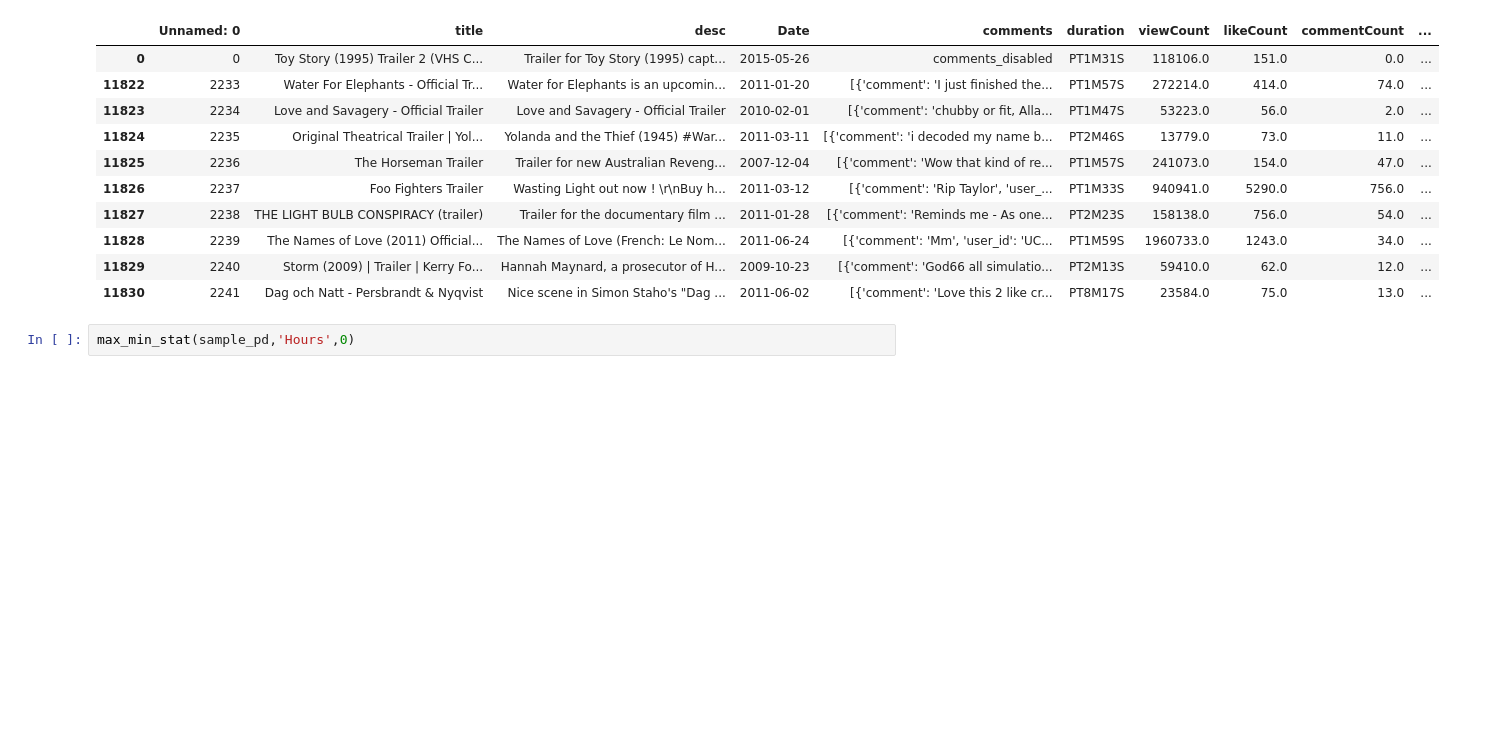
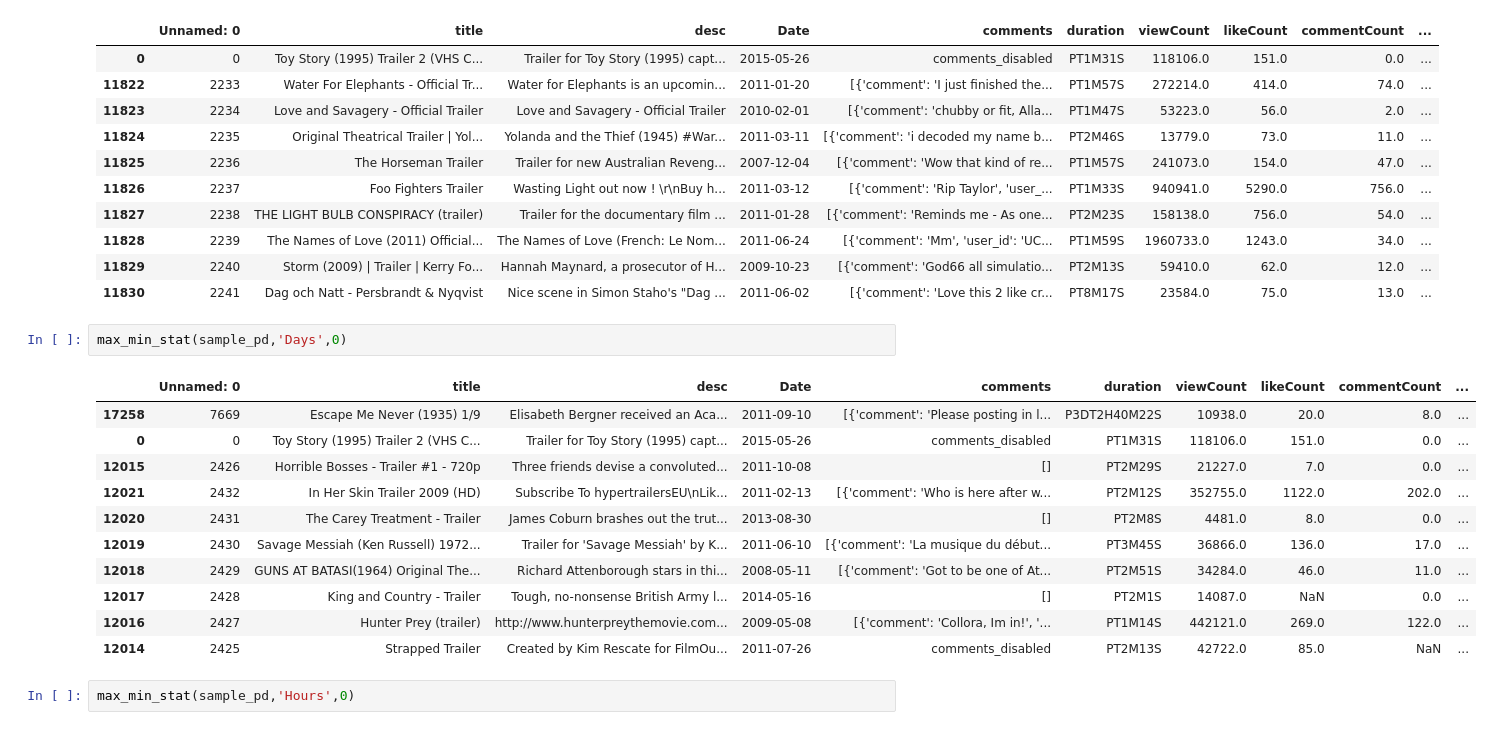
Before and after one commit to svjai/SMA_repo, a Jupyter notebook: trail1_assignment_usingapi_GCP_jay_main_repo.ipynb, the cells around one changed output. Cells and saved outputs as stored; diff of their text form; blank space fills up the shorter version.

```diff
--- a/trail1_assignment_usingapi_GCP_jay_main_repo.ipynb
+++ b/trail1_assignment_usingapi_GCP_jay_main_repo.ipynb
@@ -675,6 +647,20 @@ max_min_stat(sample_pd,'Hours',1)
 | 11828 | 2239 | The Names of Love (2011) Official... | The Names of Love (French: Le Nom... | 2011-06-24 | [{'comment': 'Mm', 'user_id': 'UC... | PT1M59S | 1960733.0 | 1243.0 | 34.0 | ... |
 | 11829 | 2240 | Storm (2009) | Trailer | Kerry Fo... | Hannah Maynard, a prosecutor of H... | 2009-10-23 | [{'comment': 'God66 all simulatio... | PT2M13S | 59410.0 | 62.0 | 12.0 | ... |
 | 11830 | 2241 | Dag och Natt - Persbrandt & Nyqvist | Nice scene in Simon Staho's "Dag ... | 2011-06-02 | [{'comment': 'Love this 2 like cr... | PT8M17S | 23584.0 | 75.0 | 13.0 | ... |
+# %%
+max_min_stat(sample_pd,'Days',0)
+# %% [output]
+|  | Unnamed: 0 | title | desc | Date | comments | duration | viewCount | likeCount | commentCount | ... |
+| 17258 | 7669 | Escape Me Never (1935) 1/9 | Elisabeth Bergner received an Aca... | 2011-09-10 | [{'comment': 'Please posting in l... | P3DT2H40M22S | 10938.0 | 20.0 | 8.0 | ... |
+| 0 | 0 | Toy Story (1995) Trailer 2 (VHS C... | Trailer for Toy Story (1995) capt... | 2015-05-26 | comments_disabled | PT1M31S | 118106.0 | 151.0 | 0.0 | ... |
+| 12015 | 2426 | Horrible Bosses - Trailer #1 - 720p | Three friends devise a convoluted... | 2011-10-08 | [] | PT2M29S | 21227.0 | 7.0 | 0.0 | ... |
+| 12021 | 2432 | In Her Skin Trailer 2009 (HD) | Subscribe To hypertrailersEU\nLik... | 2011-02-13 | [{'comment': 'Who is here after w... | PT2M12S | 352755.0 | 1122.0 | 202.0 | ... |
+| 12020 | 2431 | The Carey Treatment - Trailer | James Coburn brashes out the trut... | 2013-08-30 | [] | PT2M8S | 4481.0 | 8.0 | 0.0 | ... |
+| 12019 | 2430 | Savage Messiah (Ken Russell) 1972... | Trailer for 'Savage Messiah' by K... | 2011-06-10 | [{'comment': 'La musique du début... | PT3M45S | 36866.0 | 136.0 | 17.0 | ... |
+| 12018 | 2429 | GUNS AT BATASI(1964) Original The... | Richard Attenborough stars in thi... | 2008-05-11 | [{'comment': 'Got to be one of At... | PT2M51S | 34284.0 | 46.0 | 11.0 | ... |
+| 12017 | 2428 | King and Country - Trailer | Tough, no-nonsense British Army l... | 2014-05-16 | [] | PT2M1S | 14087.0 | NaN | 0.0 | ... |
+| 12016 | 2427 | Hunter Prey (trailer) | http://www.hunterpreythemovie.com... | 2009-05-08 | [{'comment': 'Collora, Im in!', '... | PT1M14S | 442121.0 | 269.0 | 122.0 | ... |
+| 12014 | 2425 | Strapped Trailer | Created by Kim Rescate for FilmOu... | 2011-07-26 | comments_disabled | PT2M13S | 42722.0 | 85.0 | NaN | ... |
 # %%
 max_min_stat(sample_pd,'Hours',0)
 # %% [output]
```
Also changed, not shown: parts of 34 cells of this notebook, 1 other file.
